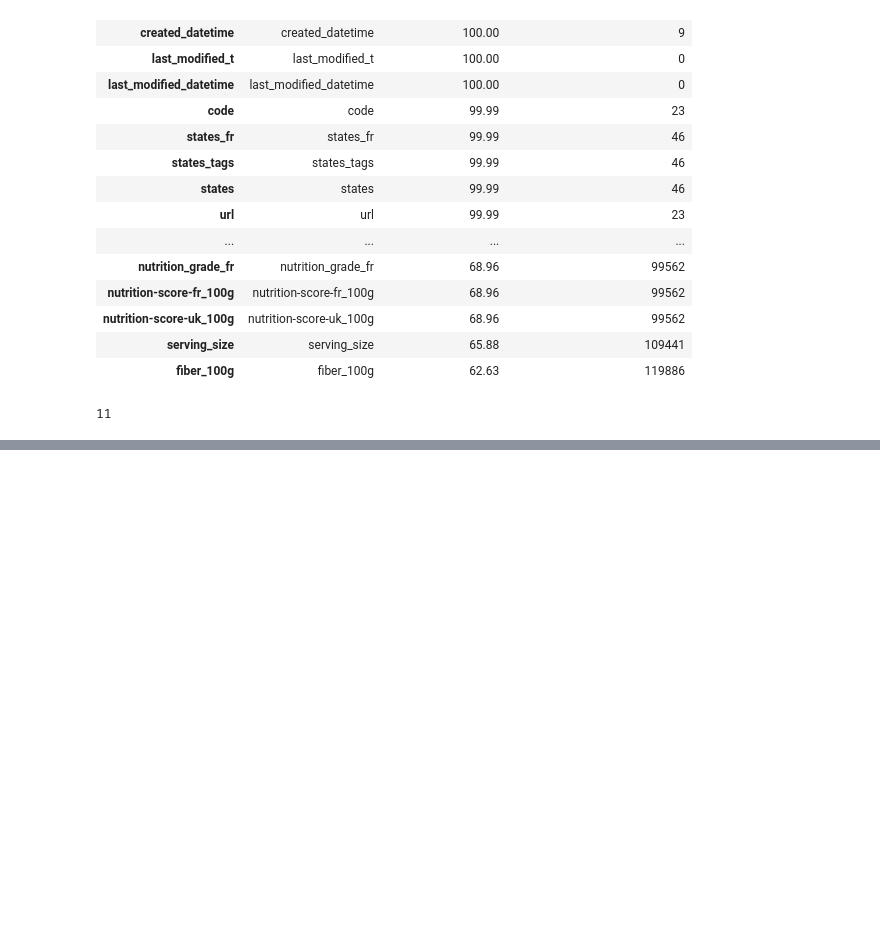
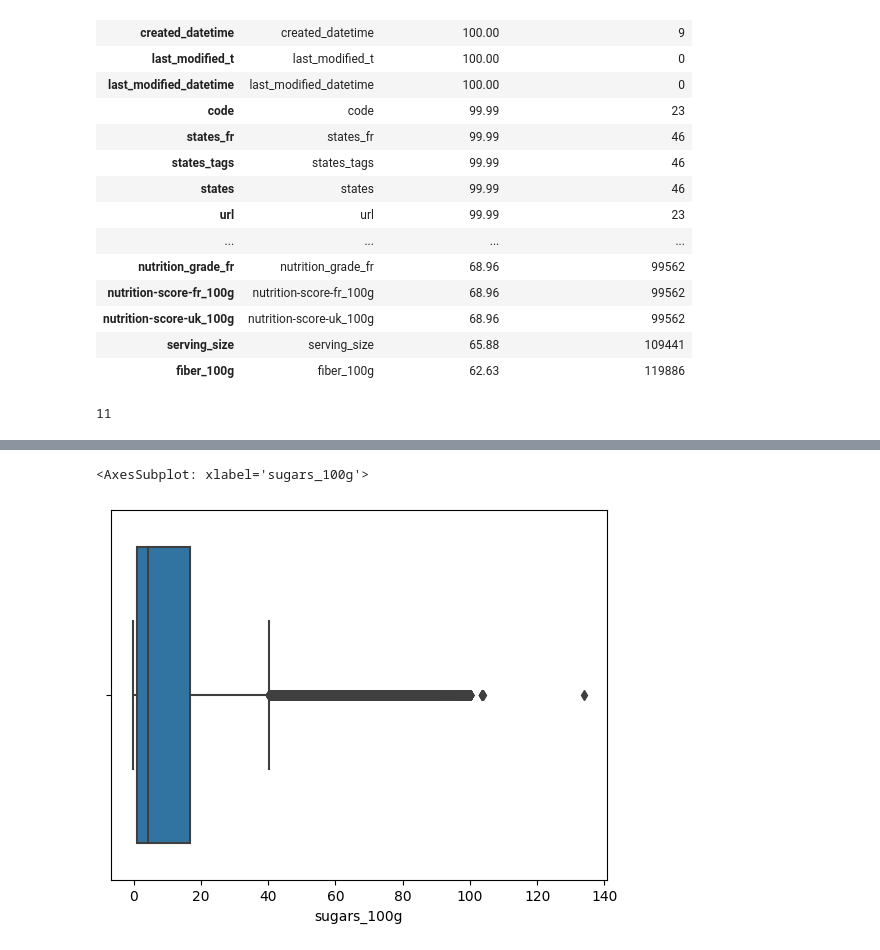
Before and after one commit to pcarette/OPCR-1-SP, a Jupyter notebook: OPCR_Project_1.ipynb, the cells around one changed output, grey strips where cells are left out. Drawn from its saved outputs; the diff is of its cells as text; code cells hidden in the pictures; blank space fills up the shorter version.

```diff
--- a/OPCR_Project_1.ipynb
+++ b/OPCR_Project_1.ipynb
@@ -239,0 +325,7 @@ dtype: int64
+# %%
+sns.boxplot(x=filtered_data["sugars_100g"])
+
+#sns.histplot(data=filtered_data, x="sugars_100g")
+# %% [output]
+<AxesSubplot: xlabel='sugars_100g'>
+[figure, added]
```
Also changed, not shown: parts of 19 cells of this notebook.
